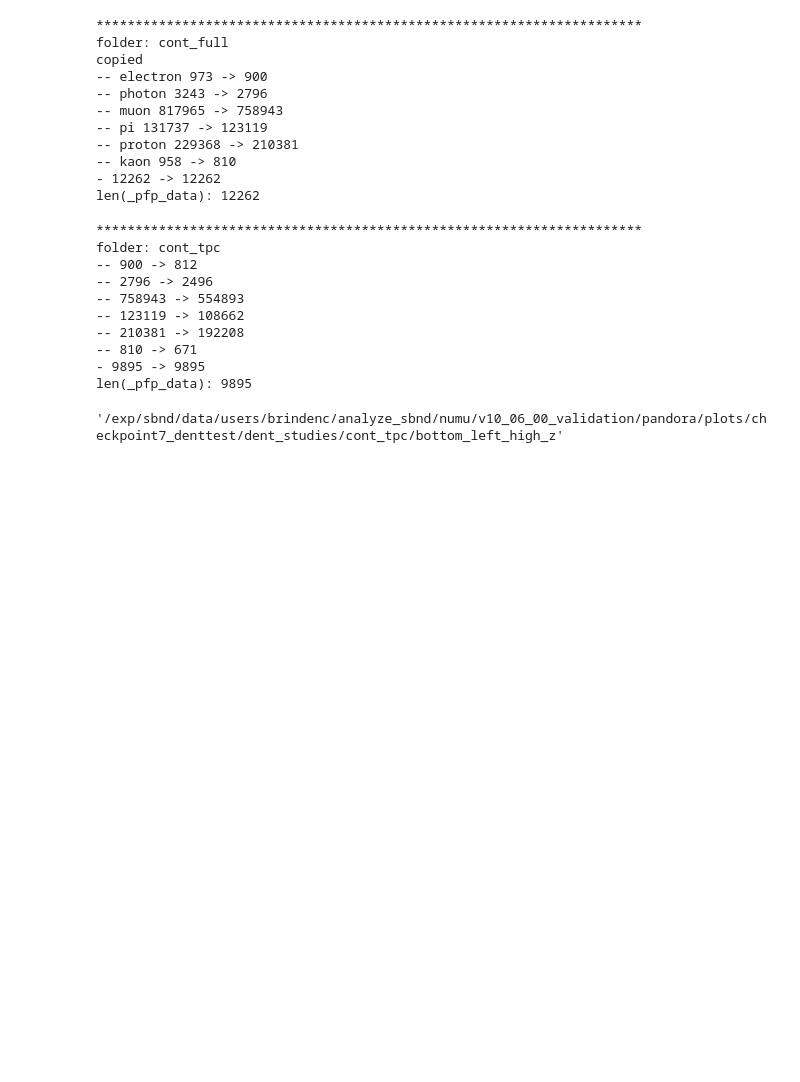
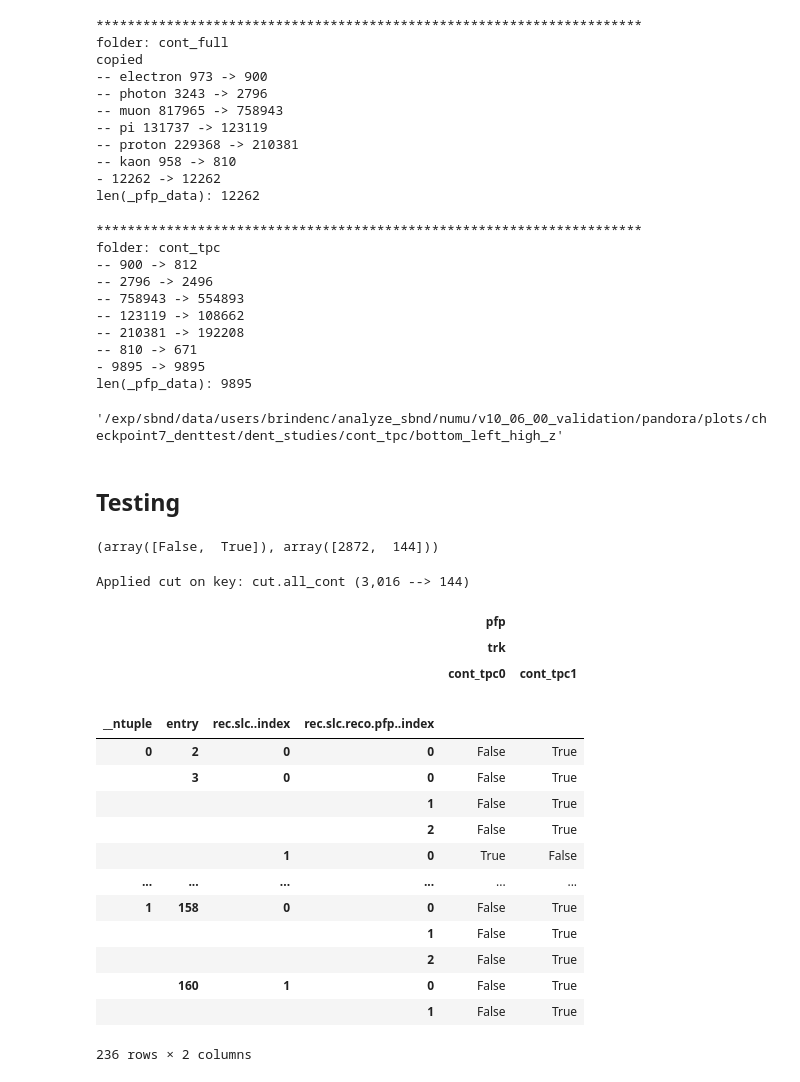
Before and after one commit to bear-is-asleep/cafpyana, a Jupyter notebook: analysis_village/numuincl/notebooks/dent_studies.ipynb, the cells around one changed output. Cells and saved outputs as stored; diff of their text form; code cells hidden in the pictures; blank space fills up the shorter version.

```diff
--- a/analysis_village/numuincl/notebooks/dent_studies.ipynb
+++ b/analysis_village/numuincl/notebooks/dent_studies.ipynb
@@ -833,3 +836,47 @@ len(_pfp_data): 9895
 plot_dir
 # %% [output]
 '/exp/sbnd/data/users/brindenc/analyze_sbnd/numu/v10_06_00_validation/pandora/plots/checkpoint7_denttest/dent_studies/cont_tpc/bottom_left_high_z'
+# %% [markdown]
+## Testing
+# %%
+fname = '/exp/sbnd/data/users/brindenc/analyze_sbnd/numu/v10_06_00_validation/pandora/mc_syst/v9/mcbnb_tinypand_slimsyst_nocuts_recomb.df'
+_slc = CAFSlice.load(fname,key=PAND_KEY,ncpu=NCPU,show_progress=True,verbose=True)
+_pfp = PFP.load(fname,key=PFP_KEY,ncpu=NCPU,show_progress=True,verbose=True)
+np.unique(_slc.data.cut.all_cont,return_counts=True)
+# %% [output]
+(array([False,  True]), array([2872,  144]))
+# %%
+#Apply cut to slc
+_slc.apply_cut('cut.all_cont',cut=True)
+
+# Get reference pfp
+_pfp.data = _slc.get_reference_df(_pfp)
+
+slc_keys = ['run','subrun','evt','cut.all_cont','cut.cont']
+slc_cols = _slc.get_key(slc_keys)
+pfp_keys = ['pfp.trk.cont_tpc0','pfp.trk.cont_tpc1']
+pfp_cols = _pfp.get_key(pfp_keys)
+# %% [output]
+Applied cut on key: cut.all_cont (3,016 --> 144)
+# %%
+_pfp.data.loc[:,pfp_cols]
+# %% [output]
+|  |  |  |  | pfp |  |
+|  |  |  |  | trk |  |
+|  |  |  |  | cont_tpc0 | cont_tpc1 |
+|  |  |  |  |  |  |
+|  |  |  |  |  |  |
+|  |  |  |  |  |  |
+| __ntuple | entry | rec.slc..index | rec.slc.reco.pfp..index |  |  |
+| 0 | 2 | 0 | 0 | False | True |
+|  | 3 | 0 | 0 | False | True |
+|  |  |  | 1 | False | True |
+|  |  |  | 2 | False | True |
+|  |  | 1 | 0 | True | False |
+| ... | ... | ... | ... | ... | ... |
+| 1 | 158 | 0 | 0 | False | True |
+|  |  |  | 1 | False | True |
+|  |  |  | 2 | False | True |
+|  | 160 | 1 | 0 | False | True |
+|  |  |  | 1 | False | True |
+236 rows × 2 columns
```
Also changed, not shown: parts of 2 cells of this notebook, 39 other files.
